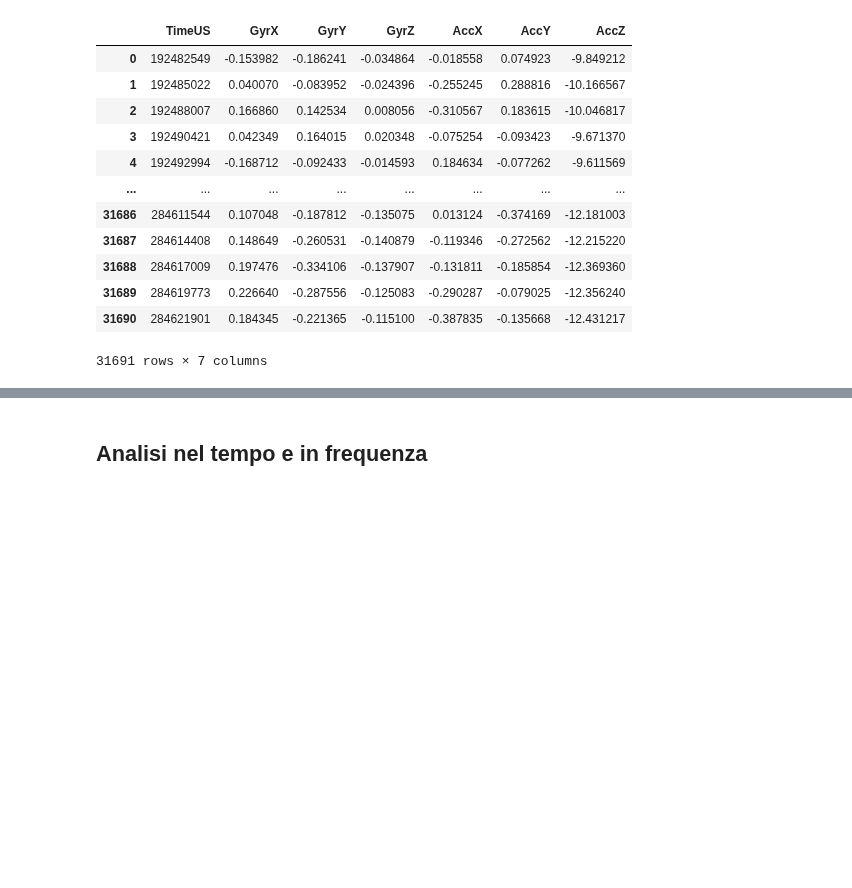
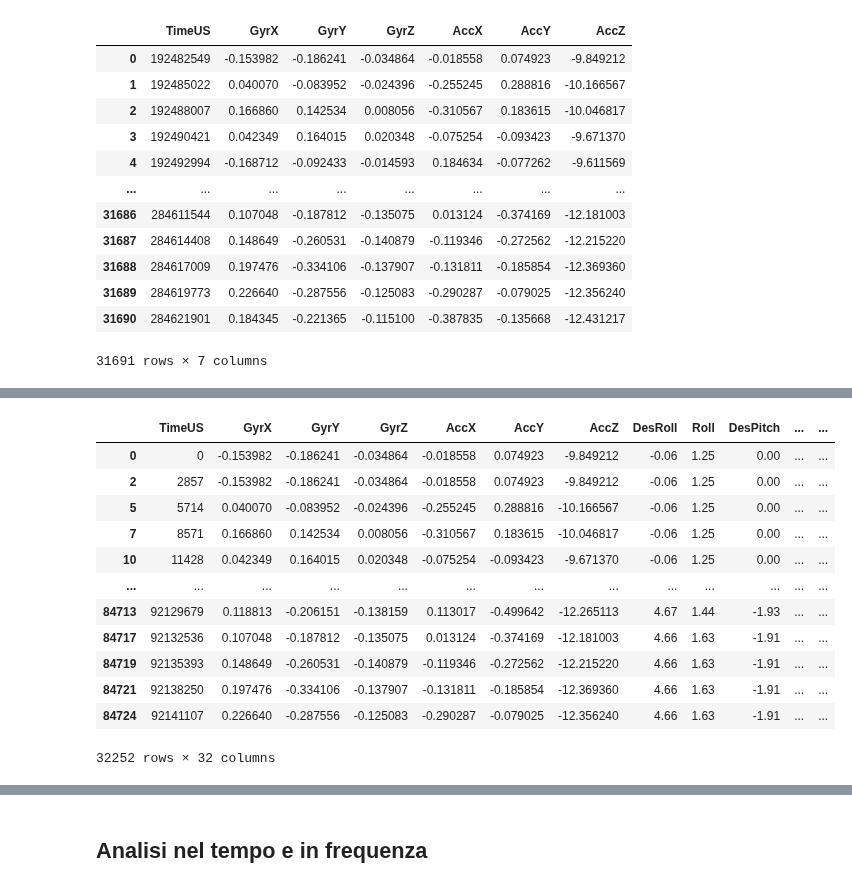
Before and after one commit to ChiaraAmalia/ProgettoManutenzionePreventiva, a Jupyter notebook: M1/FAULT_M1_5/fault_m1_5.ipynb, the cells around one changed output, grey strips where cells are left out. Drawn from its saved outputs; the diff is of its cells as text; code cells hidden in the pictures; blank space fills up the shorter version.

```diff
--- a/M1/FAULT_M1_5/fault_m1_5.ipynb
+++ b/M1/FAULT_M1_5/fault_m1_5.ipynb
@@ -271,2 +281,18 @@ m1_fault5["Guasto"] = guasto
+# %%
+m1_fault5_final
+# %% [output]
+|  | TimeUS | GyrX | GyrY | GyrZ | AccX | AccY | AccZ | DesRoll | Roll | DesPitch | ... | ... |
+| 0 | 0 | -0.153982 | -0.186241 | -0.034864 | -0.018558 | 0.074923 | -9.849212 | -0.06 | 1.25 | 0.00 | ... | ... |
+| 2 | 2857 | -0.153982 | -0.186241 | -0.034864 | -0.018558 | 0.074923 | -9.849212 | -0.06 | 1.25 | 0.00 | ... | ... |
+| 5 | 5714 | 0.040070 | -0.083952 | -0.024396 | -0.255245 | 0.288816 | -10.166567 | -0.06 | 1.25 | 0.00 | ... | ... |
+| 7 | 8571 | 0.166860 | 0.142534 | 0.008056 | -0.310567 | 0.183615 | -10.046817 | -0.06 | 1.25 | 0.00 | ... | ... |
+| 10 | 11428 | 0.042349 | 0.164015 | 0.020348 | -0.075254 | -0.093423 | -9.671370 | -0.06 | 1.25 | 0.00 | ... | ... |
+| ... | ... | ... | ... | ... | ... | ... | ... | ... | ... | ... | ... | ... |
+| 84713 | 92129679 | 0.118813 | -0.206151 | -0.138159 | 0.113017 | -0.499642 | -12.265113 | 4.67 | 1.44 | -1.93 | ... | ... |
+| 84717 | 92132536 | 0.107048 | -0.187812 | -0.135075 | 0.013124 | -0.374169 | -12.181003 | 4.66 | 1.63 | -1.91 | ... | ... |
+| 84719 | 92135393 | 0.148649 | -0.260531 | -0.140879 | -0.119346 | -0.272562 | -12.215220 | 4.66 | 1.63 | -1.91 | ... | ... |
+| 84721 | 92138250 | 0.197476 | -0.334106 | -0.137907 | -0.131811 | -0.185854 | -12.369360 | 4.66 | 1.63 | -1.91 | ... | ... |
+| 84724 | 92141107 | 0.226640 | -0.287556 | -0.125083 | -0.290287 | -0.079025 | -12.356240 | 4.66 | 1.63 | -1.91 | ... | ... |
+32252 rows × 32 columns
 # %%
 from datetime import timedelta
```
Also changed, not shown: parts of 12 cells of this notebook, 35 other files.
